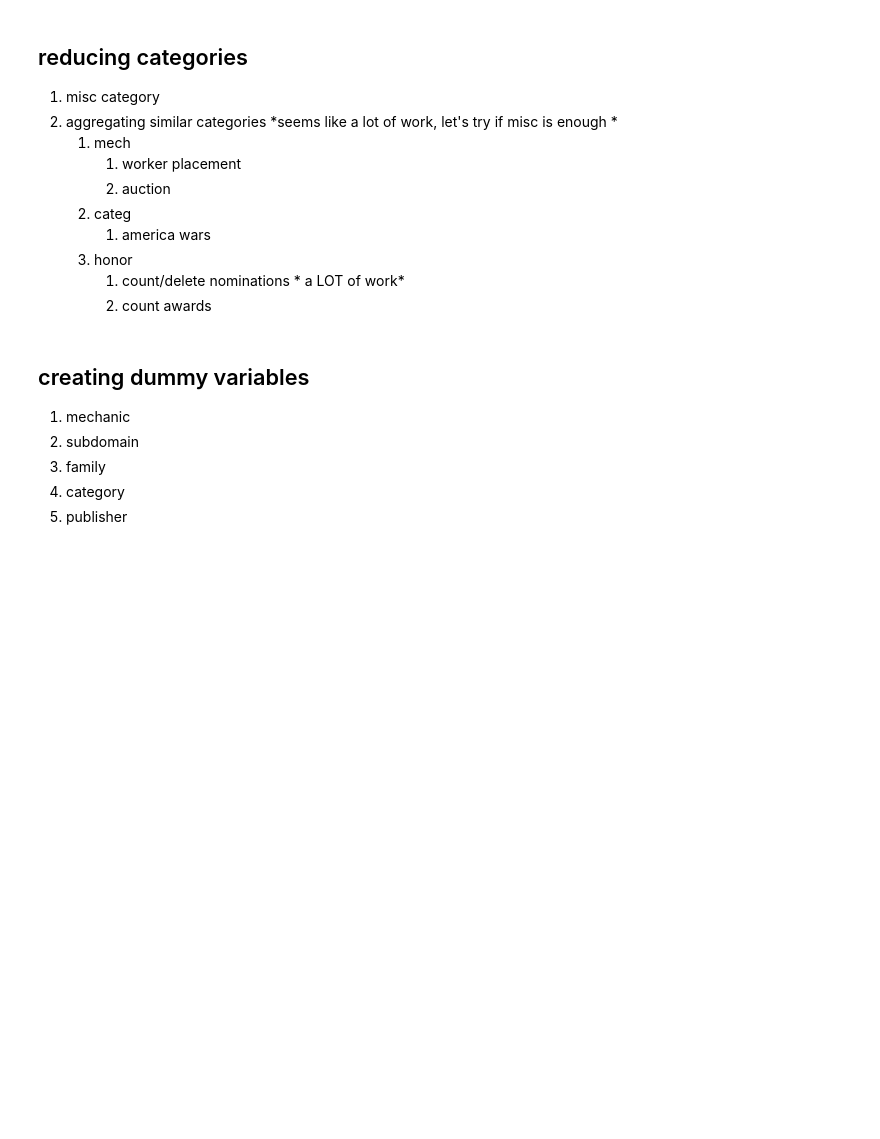
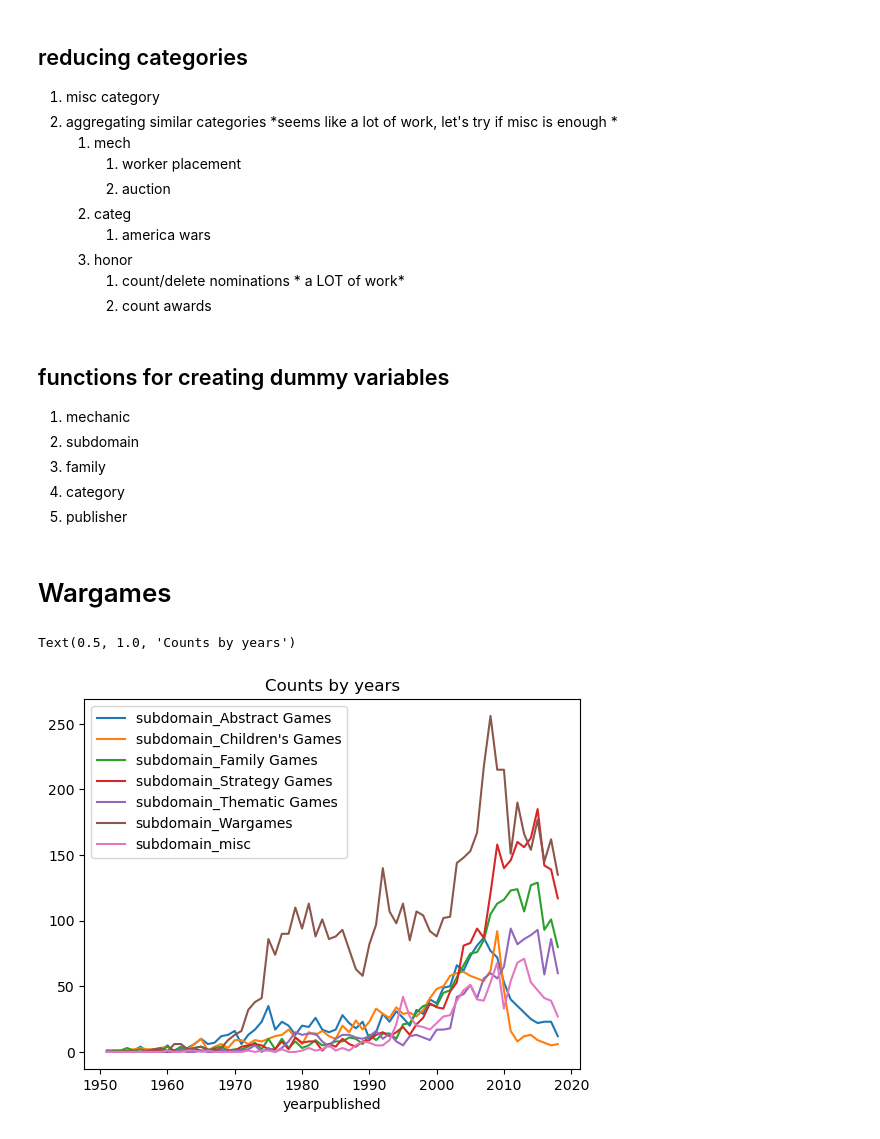
Before and after one commit to karim-at-birds/BGG-game-analysis, a Jupyter notebook: first exploration.ipynb, the cells around one changed output. Saved outputs shown, nothing was run; the diff lists cells and outputs as text; code cells hidden in the pictures; blank space fills up the shorter version.

```diff
--- a/first exploration.ipynb
+++ b/first exploration.ipynb
@@ -60,5 +58,7 @@ userrated_cutoff = 10 # line with less ratings get deleted
 # %%
-bgg_df2 = bgg_df2[bgg_df2["accessoryrank"].isna()]
+bgg_df2 = bgg_df[bgg_df["accessoryrank"].isna()]
 # %%
 bgg_df2 = bgg_df2[bgg_df2["usersrated"] >= userrated_cutoff]
+# %%
+bgg_df2.drop(columns="average", inplace=True)
 # %% [markdown]
@@ -68,7 +67,7 @@ bgg_df2 = bgg_df2[bgg_df2["usersrated"] >= userrated_cutoff]
 # Honor count is more interesting than which honors
 bgg_df2["hon_count"] = bgg_df2.filter(like="honor").count(axis=1)
 # expansion count is more interesting than which expansions
-bgg_df2["expan_count"] = bgg_df.filter(like="expansion").count(axis=1)
+bgg_df2["expan_count"] = df.filter(like="expansion").count(axis=1)
 # %% [markdown]
 ## dropping uninteresting columns
 # %%
@@ -135,12 +220,22 @@ honor_counts.sort_values(ascending=True).sort_values(ascending=False).head(30)
         1. count/delete nominations * a LOT of work*
         1. count awards
 # %% [markdown]
-## creating dummy variables
+## functions for creating dummy variables
 1. mechanic
 1. subdomain
 1. family
 1. category
 1. publisher
+# %% [markdown]
+# Wargames
+# %%
+subdomains_df, _, _ = aggregate_mlb_clean(bgg_df2, "subdomain")
+
+
+subdomains_df[(subdomains_df["yearpublished"] > 1950) & (subdomains_df["yearpublished"] < 2019)].filter(regex="sub|year").groupby("yearpublished").sum().plot().set_title("Counts by years")
+# %% [output]
+Text(0.5, 1.0, 'Counts by years')
+[figure, added]
 # %%
 def drop_one_hot_and_aggregate(df:pd.DataFrame, cutoff_type:str, param:int, agg:bool) -> pd.DataFrame:
     bools = None
```
Also changed, not shown: parts of 36 cells of this notebook, 1 other file.
